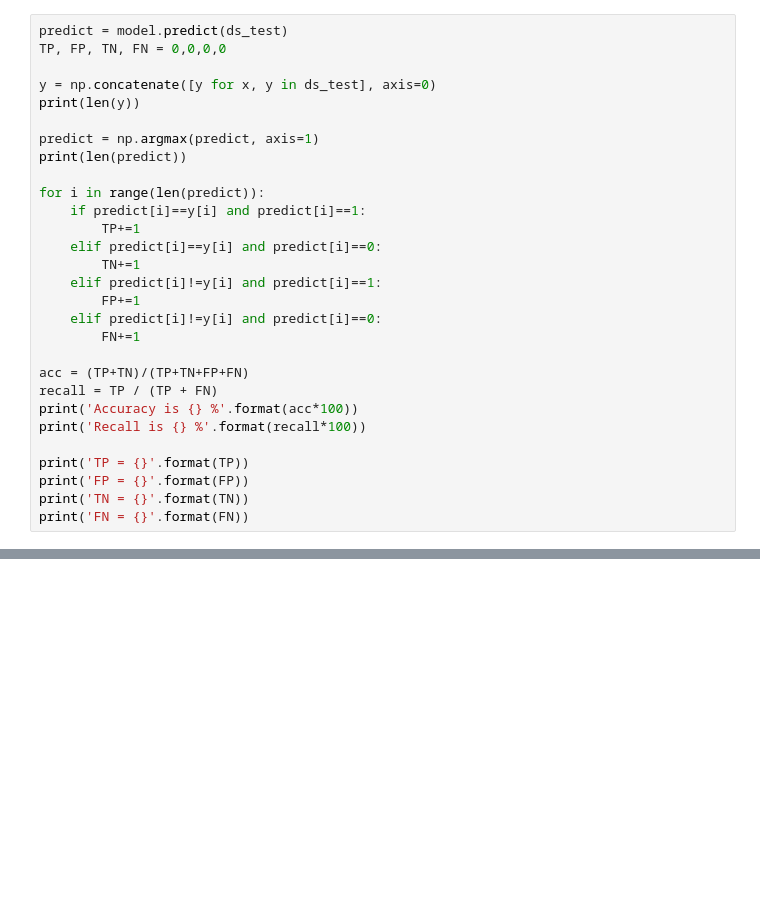
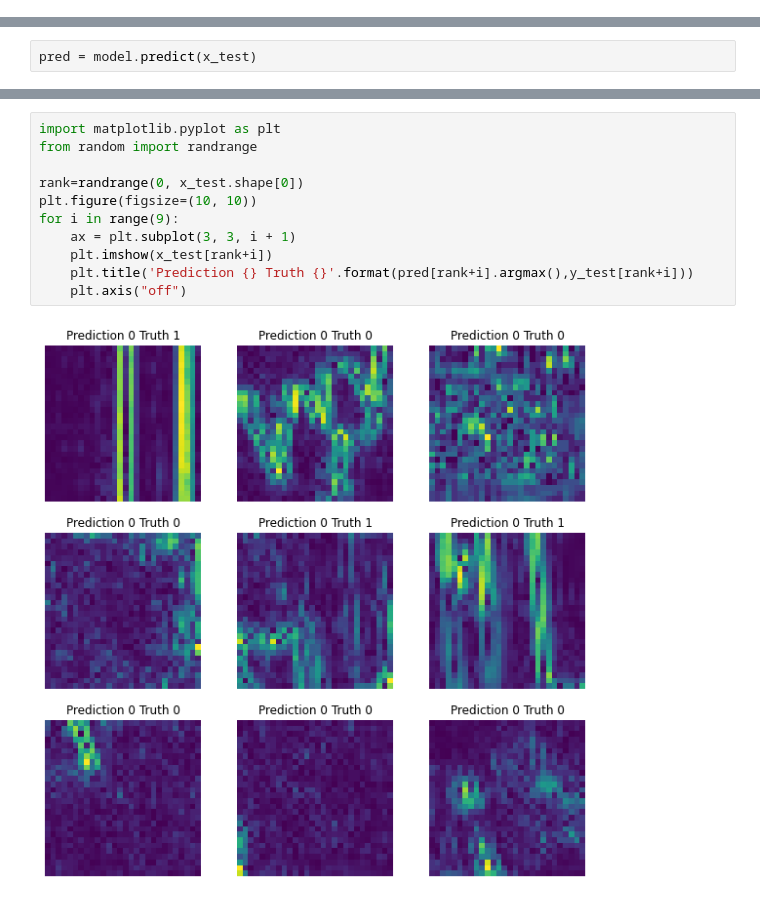
Before and after one commit to vintel38/PowerLines, a Jupyter notebook: PowerLine.ipynb, the cells around one changed output, grey strips where cells are left out. Drawn from its saved outputs; the diff is of its cells as text; blank space fills up the shorter version.

```diff
--- a/PowerLine.ipynb
+++ b/PowerLine.ipynb
@@ -232,29 +221,0 @@ Found 505 files belonging to 2 classes.
-# %%
-predict = model.predict(ds_test)
-TP, FP, TN, FN = 0,0,0,0
-
-y = np.concatenate([y for x, y in ds_test], axis=0)
-print(len(y))
-
-predict = np.argmax(predict, axis=1)
-print(len(predict))
-
-for i in range(len(predict)):
-    if predict[i]==y[i] and predict[i]==1:
-        TP+=1
-    elif predict[i]==y[i] and predict[i]==0:
-        TN+=1
-    elif predict[i]!=y[i] and predict[i]==1:
-        FP+=1
-    elif predict[i]!=y[i] and predict[i]==0:
-        FN+=1
-
-acc = (TP+TN)/(TP+TN+FP+FN)
-recall = TP / (TP + FN)
-print('Accuracy is {} %'.format(acc*100))
-print('Recall is {} %'.format(recall*100))
-
-print('TP = {}'.format(TP))
-print('FP = {}'.format(FP))
-print('TN = {}'.format(TN))
-print('FN = {}'.format(FN))
@@ -271,0 +227,2 @@ Recall = TruePositives / (TruePositives + FalseNegatives)
+# %%
+pred = model.predict(x_test)
@@ -271,0 +237,13 @@ Recall = TruePositives / (TruePositives + FalseNegatives)
+# %%
+import matplotlib.pyplot as plt
+from random import randrange
+
+rank=randrange(0, x_test.shape[0])
+plt.figure(figsize=(10, 10))
+for i in range(9):
+    ax = plt.subplot(3, 3, i + 1)
+    plt.imshow(x_test[rank+i])
+    plt.title('Prediction {} Truth {}'.format(pred[rank+i].argmax(),y_test[rank+i]))
+    plt.axis("off")
+# %% [output]
+[figure, added]
```
Also changed, not shown: parts of 33 cells of this notebook, 7 other files.
